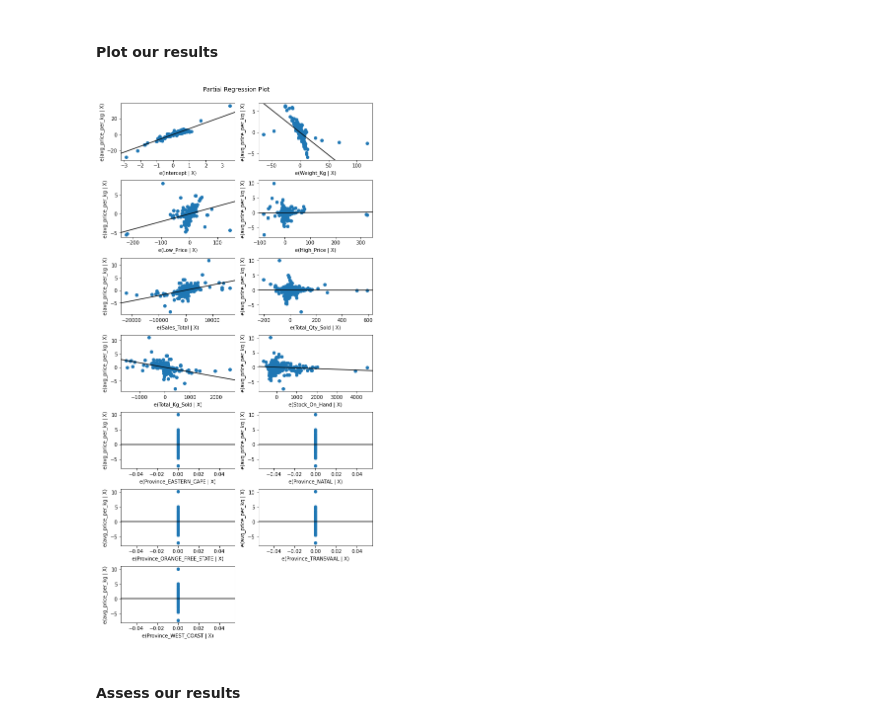
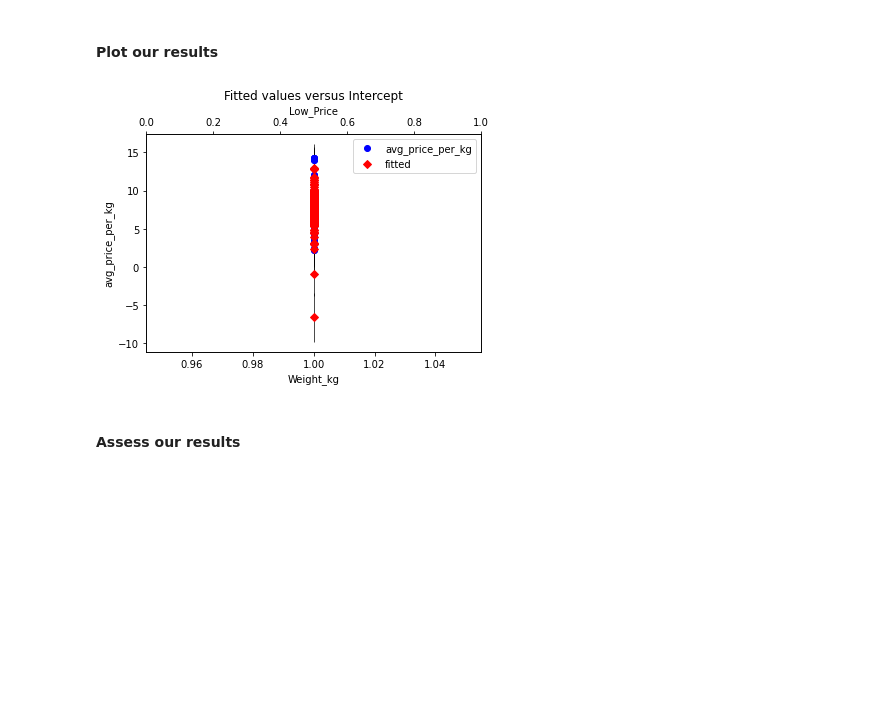
Before and after one commit to lkrump7/regression-apples-predict-api-template, a Jupyter notebook: Linear Regression team TS2.ipynb, the cells around one changed output. Cells and saved outputs as stored; diff of their text form; code cells hidden in the pictures; blank space fills up the shorter version.

```diff
--- a/Linear Regression team TS2.ipynb
+++ b/Linear Regression team TS2.ipynb
@@ -586,9 +584,16 @@ import statsmodels.formula.api as smf
-# %%
-fig = plt.figure(figsize=(8, 16))
-plot_partregress_grid(fitted, fig=fig)
-plt.show()
-# %% [output]
-[figure, removed]
+# %%
+#Ploting the our figure using two x-axes for our predictor variables
+fig = plt.figure()
+ax1 = fig.add_subplot()
+ax2 = ax1.twiny()
+fig = sm.graphics.plot_fit(fitted, 0, ax=ax1)
+ax.set_ylabel("avg_price_per_kg")
+ax1.set_xlabel("Weight_kg")
+ax2.set_xlabel("Low_Price")
+ax.set_title("Multiple Linear Regression")
+plt.show()
+# %% [output]
+[figure, added]
 # %% [markdown]
 #### Assess our results
 # %% [markdown]
```
Also changed, not shown: parts of 2 cells of this notebook.
